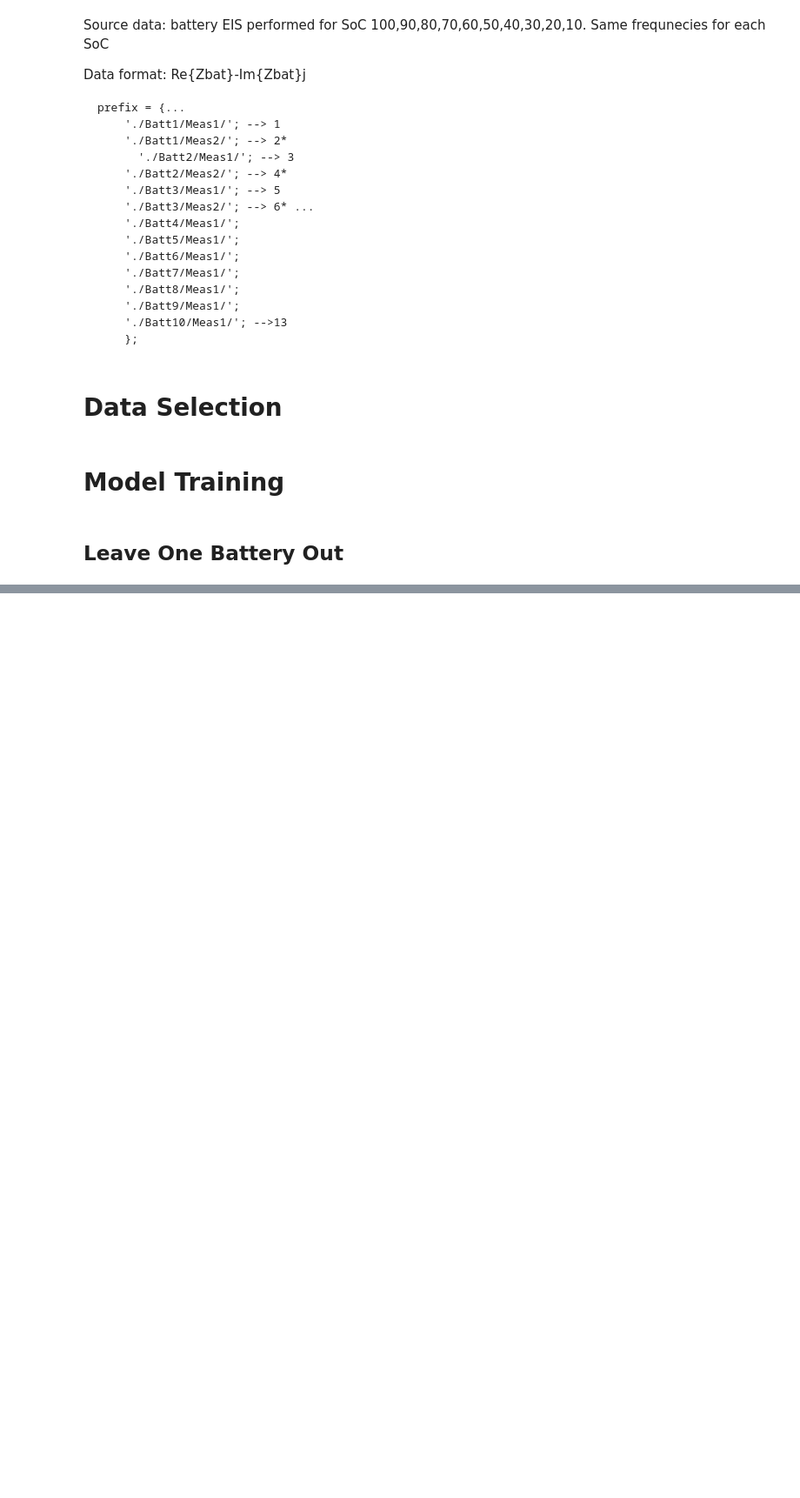
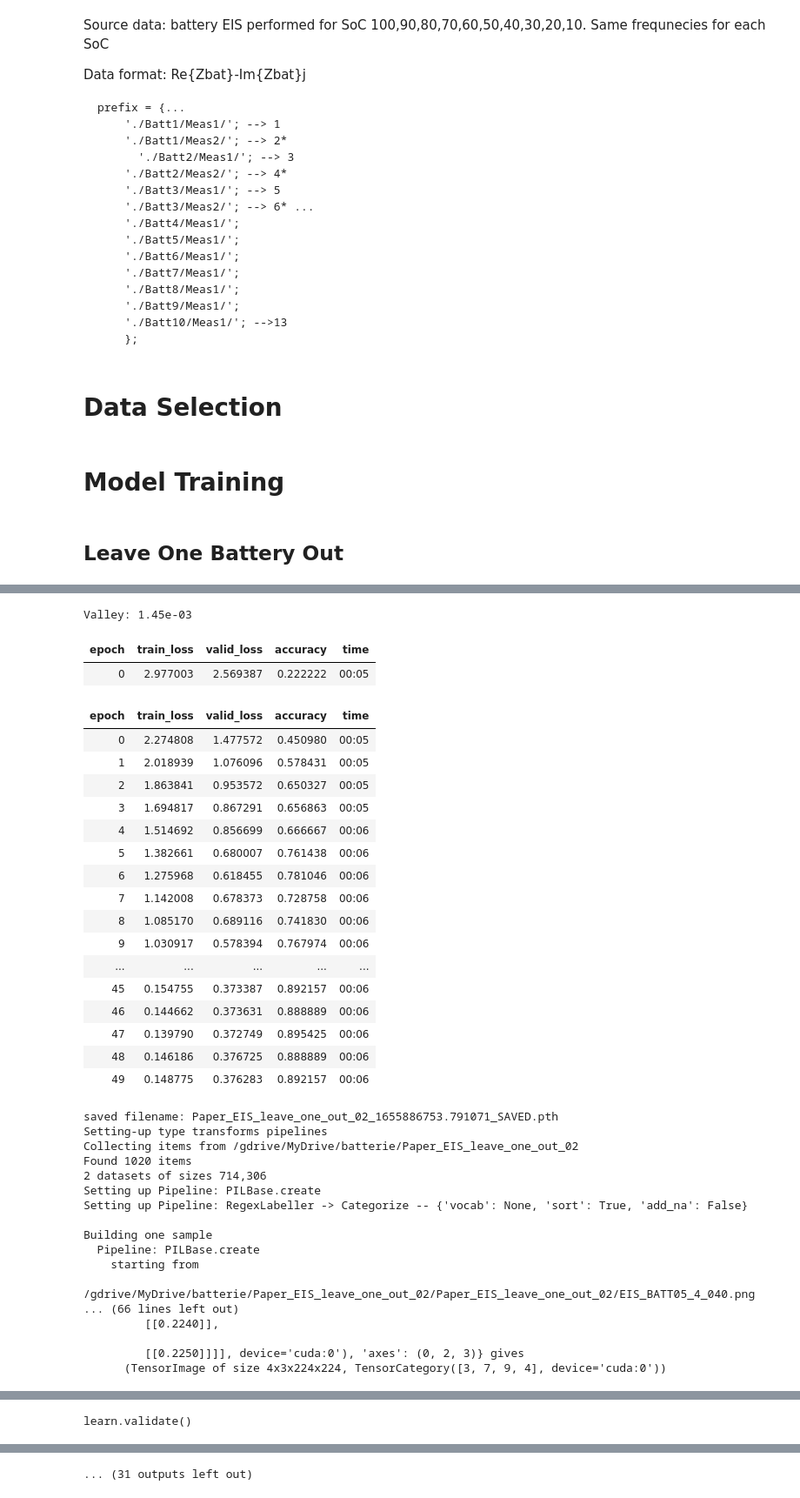
Before and after one commit to electrical-and-electronic-measurement/ml-4-measurement, a Jupyter notebook: notebooks/Paper_EIS_train_and_score.ipynb, the cells around one changed output, grey strips where cells are left out. Shown at 87% size. Drawn from its saved outputs; the diff is of its cells as text; code cells hidden in the pictures; blank space fills up the shorter version.

Commit message:
Leave one Out notebook executed after cross validation list fix

```diff
--- a/notebooks/Paper_EIS_train_and_score.ipynb
+++ b/notebooks/Paper_EIS_train_and_score.ipynb
@@ -116,7 +172,7 @@ cross_validation_experiment_names = ["02","03","05"]
 # Image genaration is time and resource comsuming task.
 # You need to generate image just once for every cross validation experiment
 # generate_images = False
-generate_images = True
+generate_images = False
 
 # The number of epochs is a hyperparameter that defines the number times that the
 # learning algorithm will work through the entire training dataset
@@ -173,3 +229,4 @@ for batt_measures in cross_validation_list:
   dl=build_data_loader(config)
   model_accuracy[model_name]=score_model(weights_filename,dl)
   cross_validation_experiment_index+=1
+# %% [output]
@@ -175,0 +252,37 @@ for batt_measures in cross_validation_list:
+Valley: 1.45e-03
+| epoch | train_loss | valid_loss | accuracy | time |
+| 0 | 2.977003 | 2.569387 | 0.222222 | 00:05 |
+| epoch | train_loss | valid_loss | accuracy | time |
+| 0 | 2.274808 | 1.477572 | 0.450980 | 00:05 |
+| 1 | 2.018939 | 1.076096 | 0.578431 | 00:05 |
+| 2 | 1.863841 | 0.953572 | 0.650327 | 00:05 |
+| 3 | 1.694817 | 0.867291 | 0.656863 | 00:05 |
+| 4 | 1.514692 | 0.856699 | 0.666667 | 00:06 |
+| 5 | 1.382661 | 0.680007 | 0.761438 | 00:06 |
+| 6 | 1.275968 | 0.618455 | 0.781046 | 00:06 |
+| 7 | 1.142008 | 0.678373 | 0.728758 | 00:06 |
+| 8 | 1.085170 | 0.689116 | 0.741830 | 00:06 |
+| 9 | 1.030917 | 0.578394 | 0.767974 | 00:06 |
+| ... | ... | ... | ... | ... |
+| 45 | 0.154755 | 0.373387 | 0.892157 | 00:06 |
+| 46 | 0.144662 | 0.373631 | 0.888889 | 00:06 |
+| 47 | 0.139790 | 0.372749 | 0.895425 | 00:06 |
+| 48 | 0.146186 | 0.376725 | 0.888889 | 00:06 |
+| 49 | 0.148775 | 0.376283 | 0.892157 | 00:06 |
+saved filename: Paper_EIS_leave_one_out_02_1655886753.791071_SAVED.pth
+Setting-up type transforms pipelines
+Collecting items from /gdrive/MyDrive/batterie/Paper_EIS_leave_one_out_02
+Found 1020 items
+2 datasets of sizes 714,306
+Setting up Pipeline: PILBase.create
+Setting up Pipeline: RegexLabeller -> Categorize -- {'vocab': None, 'sort': True, 'add_na': False}
+
+Building one sample
+  Pipeline: PILBase.create
+    starting from
+      /gdrive/MyDrive/batterie/Paper_EIS_leave_one_out_02/Paper_EIS_leave_one_out_02/EIS_BATT05_4_040.png
+... (66 lines left out)
+         [[0.2240]],
+
+         [[0.2250]]]], device='cuda:0'), 'axes': (0, 2, 3)} gives
+      (TensorImage of size 4x3x224x224, TensorCategory([3, 7, 9, 4], device='cuda:0'))
@@ -175,0 +308 @@ for batt_measures in cross_validation_list:
+learn.validate()
@@ -175,0 +310 @@ for batt_measures in cross_validation_list:
+... (31 outputs left out)
```
Also changed, not shown: parts of 9 cells of this notebook.
